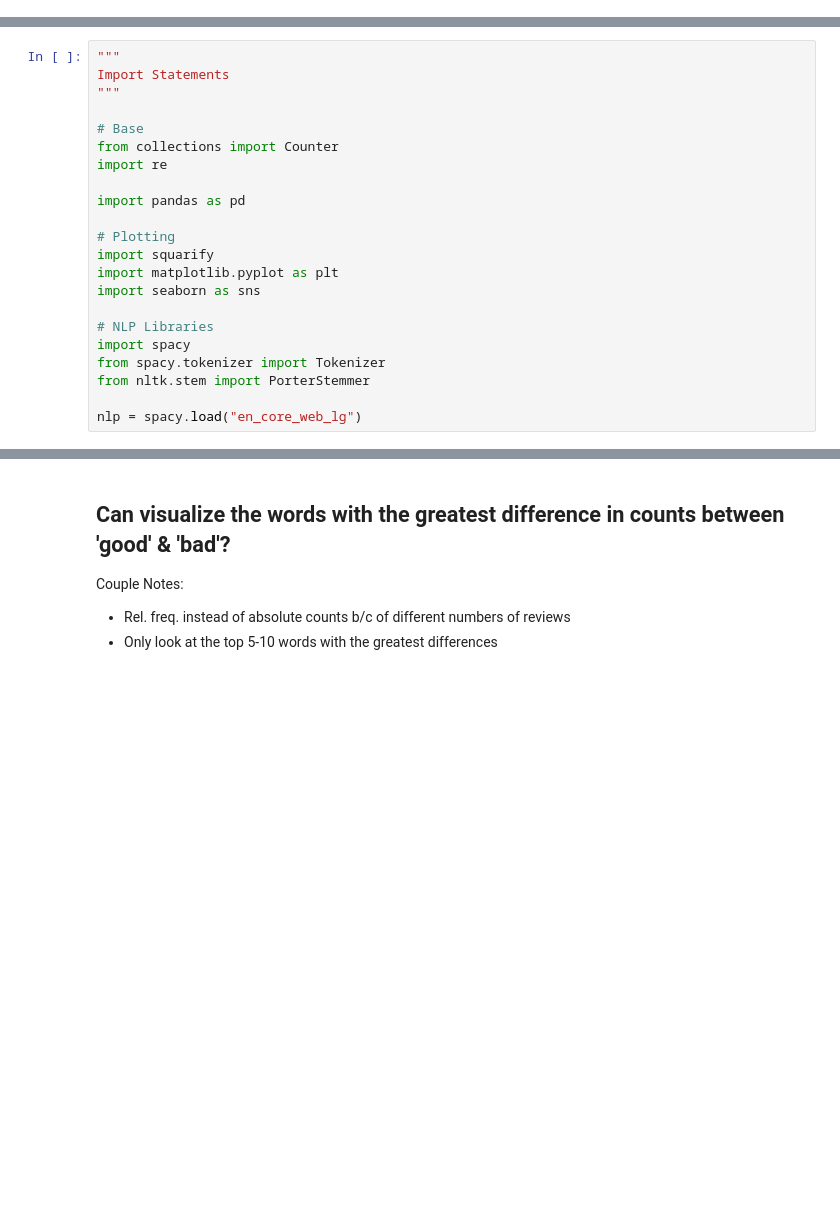
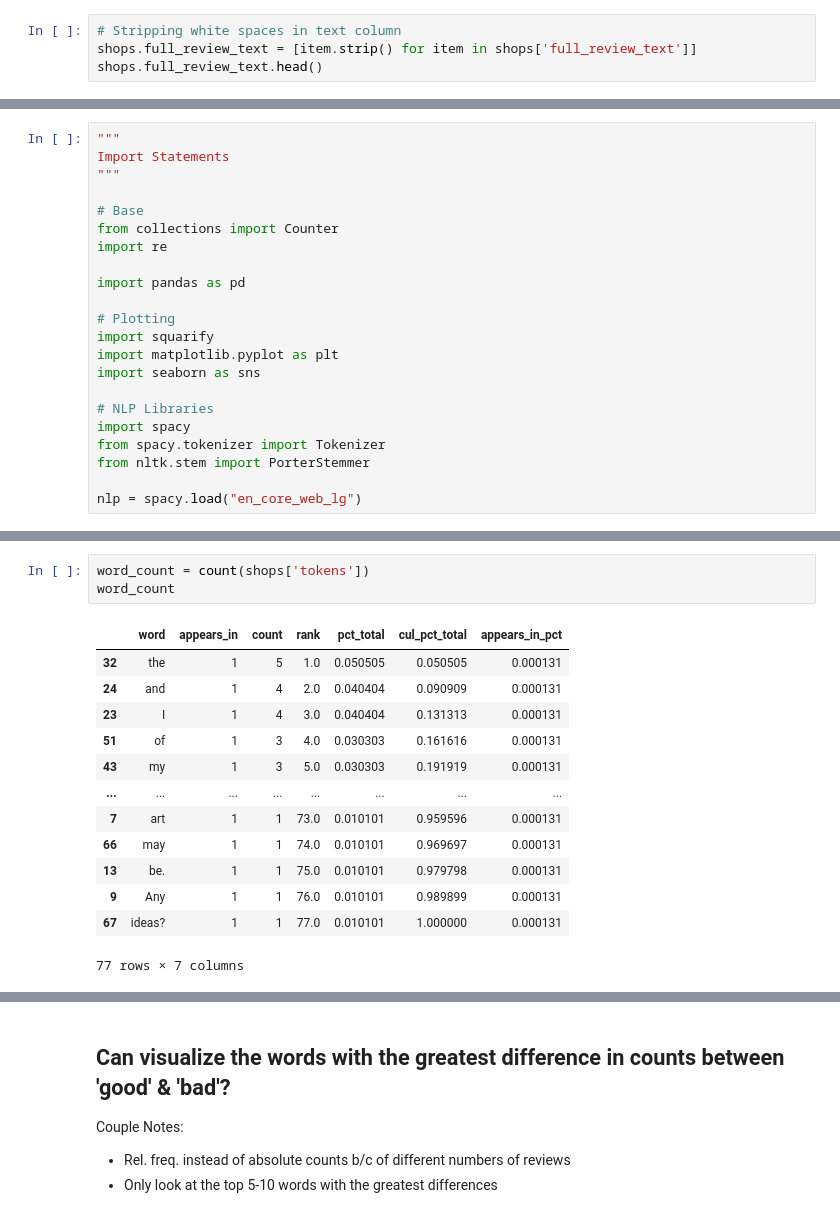
Before and after one commit to RAV10K1/DS-Unit-4-Sprint-1-NLP, a Jupyter notebook: module1-text-data/LS_DS_411_Text_Data_Assignment.ipynb, the cells around one changed output, grey strips where cells are left out. Drawn from its saved outputs; the diff is of its cells as text; blank space fills up the shorter version.

```diff
--- a/module1-text-data/LS_DS_411_Text_Data_Assignment.ipynb
+++ b/module1-text-data/LS_DS_411_Text_Data_Assignment.ipynb
@@ -58,3 +58,7 @@ shops.describe()
 | unique | 79 | 6915 | 5 |
 | top | Epoch Coffee | 11/10/2016 3 check-ins This place... | 5.0 |
 | freq | 400 | 4 | 3780 |
+# %%
+# Stripping white spaces in text column
+shops.full_review_text = [item.strip() for item in shops['full_review_text']]
+shops.full_review_text.head()
@@ -88,0 +164,17 @@ nlp = spacy.load("en_core_web_lg")
+# %%
+word_count = count(shops['tokens'])
+word_count
+# %% [output]
+|  | word | appears_in | count | rank | pct_total | cul_pct_total | appears_in_pct |
+| 32 | the | 1 | 5 | 1.0 | 0.050505 | 0.050505 | 0.000131 |
+| 24 | and | 1 | 4 | 2.0 | 0.040404 | 0.090909 | 0.000131 |
+| 23 | I | 1 | 4 | 3.0 | 0.040404 | 0.131313 | 0.000131 |
+| 51 | of | 1 | 3 | 4.0 | 0.030303 | 0.161616 | 0.000131 |
+| 43 | my | 1 | 3 | 5.0 | 0.030303 | 0.191919 | 0.000131 |
+| ... | ... | ... | ... | ... | ... | ... | ... |
+| 7 | art | 1 | 1 | 73.0 | 0.010101 | 0.959596 | 0.000131 |
+| 66 | may | 1 | 1 | 74.0 | 0.010101 | 0.969697 | 0.000131 |
+| 13 | be. | 1 | 1 | 75.0 | 0.010101 | 0.979798 | 0.000131 |
+| 9 | Any | 1 | 1 | 76.0 | 0.010101 | 0.989899 | 0.000131 |
+| 67 | ideas? | 1 | 1 | 77.0 | 0.010101 | 1.000000 | 0.000131 |
+77 rows × 7 columns
```
Also changed, not shown: parts of 9 cells of this notebook.
